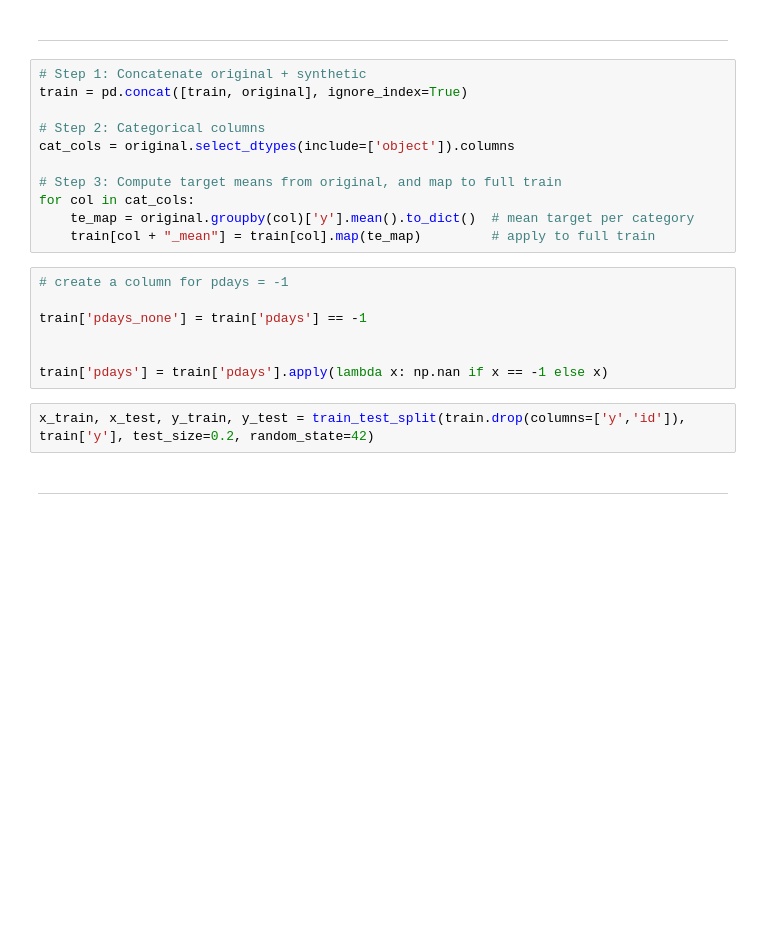
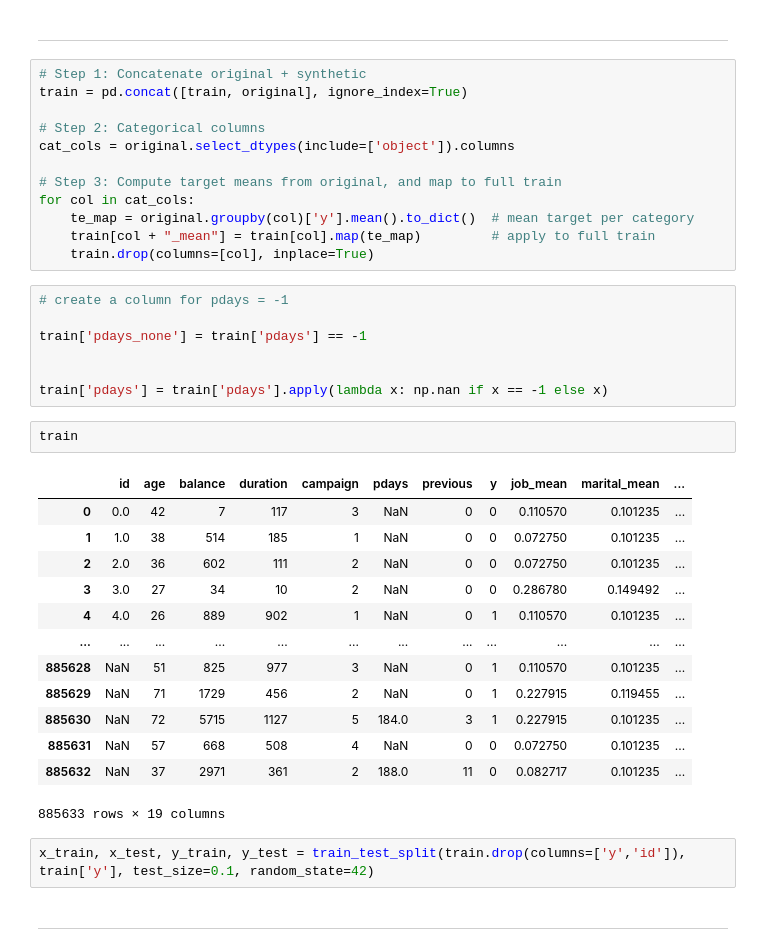
Before and after one commit to ol-webb/kaggle_playground_5-8, a Jupyter notebook: nb_models.ipynb, the cells around one changed output. Cells and saved outputs as stored; diff of their text form; blank space fills up the shorter version.

```diff
--- a/nb_models.ipynb
+++ b/nb_models.ipynb
@@ -49,6 +49,7 @@ cat_cols = original.select_dtypes(include=['object']).columns
 for col in cat_cols:
     te_map = original.groupby(col)['y'].mean().to_dict()  # mean target per category
     train[col + "_mean"] = train[col].map(te_map)         # apply to full train
+    train.drop(columns=[col], inplace=True)
 # %%
 # create a column for pdays = -1
 
@@ -56,8 +57,24 @@ train['pdays_none'] = train['pdays'] == -1
 
 
 train['pdays'] = train['pdays'].apply(lambda x: np.nan if x == -1 else x)
+# %%
+train
+# %% [output]
+|  | id | age | balance | duration | campaign | pdays | previous | y | job_mean | marital_mean | ... |
+| 0 | 0.0 | 42 | 7 | 117 | 3 | NaN | 0 | 0 | 0.110570 | 0.101235 | ... |
+| 1 | 1.0 | 38 | 514 | 185 | 1 | NaN | 0 | 0 | 0.072750 | 0.101235 | ... |
+| 2 | 2.0 | 36 | 602 | 111 | 2 | NaN | 0 | 0 | 0.072750 | 0.101235 | ... |
+| 3 | 3.0 | 27 | 34 | 10 | 2 | NaN | 0 | 0 | 0.286780 | 0.149492 | ... |
+| 4 | 4.0 | 26 | 889 | 902 | 1 | NaN | 0 | 1 | 0.110570 | 0.101235 | ... |
+| ... | ... | ... | ... | ... | ... | ... | ... | ... | ... | ... | ... |
+| 885628 | NaN | 51 | 825 | 977 | 3 | NaN | 0 | 1 | 0.110570 | 0.101235 | ... |
+| 885629 | NaN | 71 | 1729 | 456 | 2 | NaN | 0 | 1 | 0.227915 | 0.119455 | ... |
+| 885630 | NaN | 72 | 5715 | 1127 | 5 | 184.0 | 3 | 1 | 0.227915 | 0.101235 | ... |
+| 885631 | NaN | 57 | 668 | 508 | 4 | NaN | 0 | 0 | 0.072750 | 0.101235 | ... |
+| 885632 | NaN | 37 | 2971 | 361 | 2 | 188.0 | 11 | 0 | 0.082717 | 0.101235 | ... |
+885633 rows × 19 columns
 # %%
-x_train, x_test, y_train, y_test = train_test_split(train.drop(columns=['y','id']), train['y'], test_size=0.2, random_state=42)
+x_train, x_test, y_train, y_test = train_test_split(train.drop(columns=['y','id']), train['y'], test_size=0.1, random_state=42)
 # %% [markdown]
 ---
 # %%
```
Also changed, not shown: parts of 21 cells of this notebook, 1 other file.
